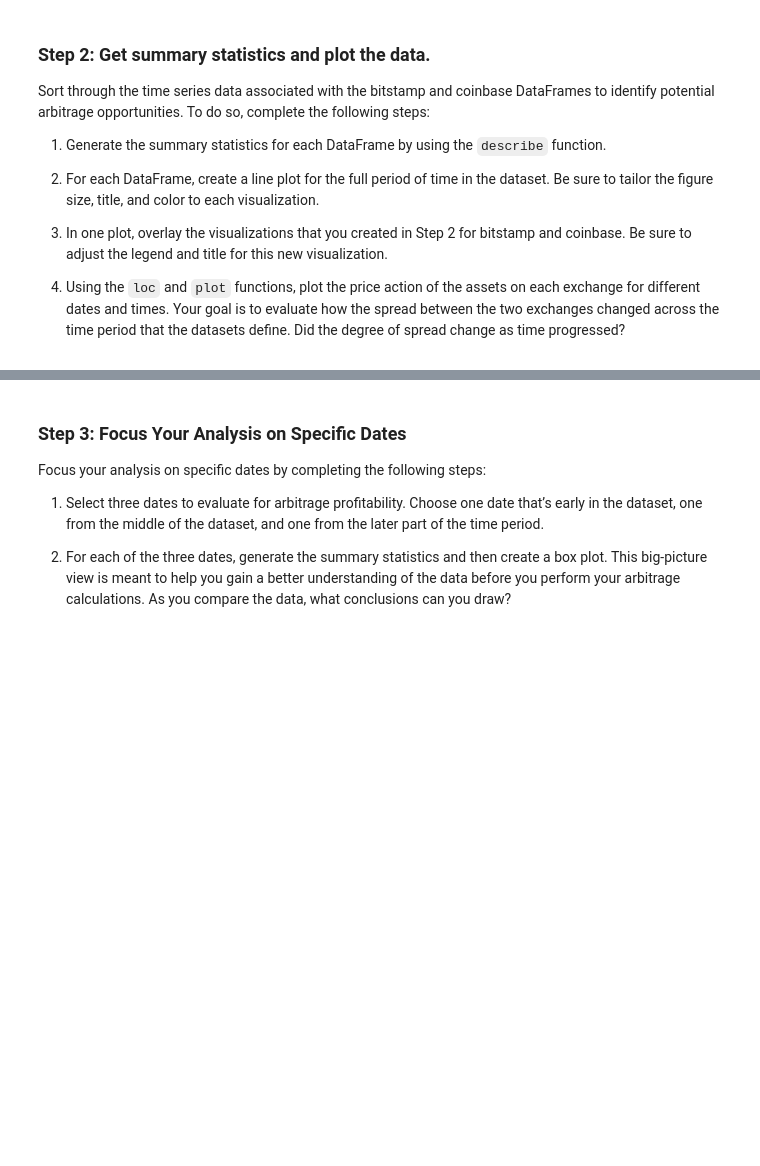
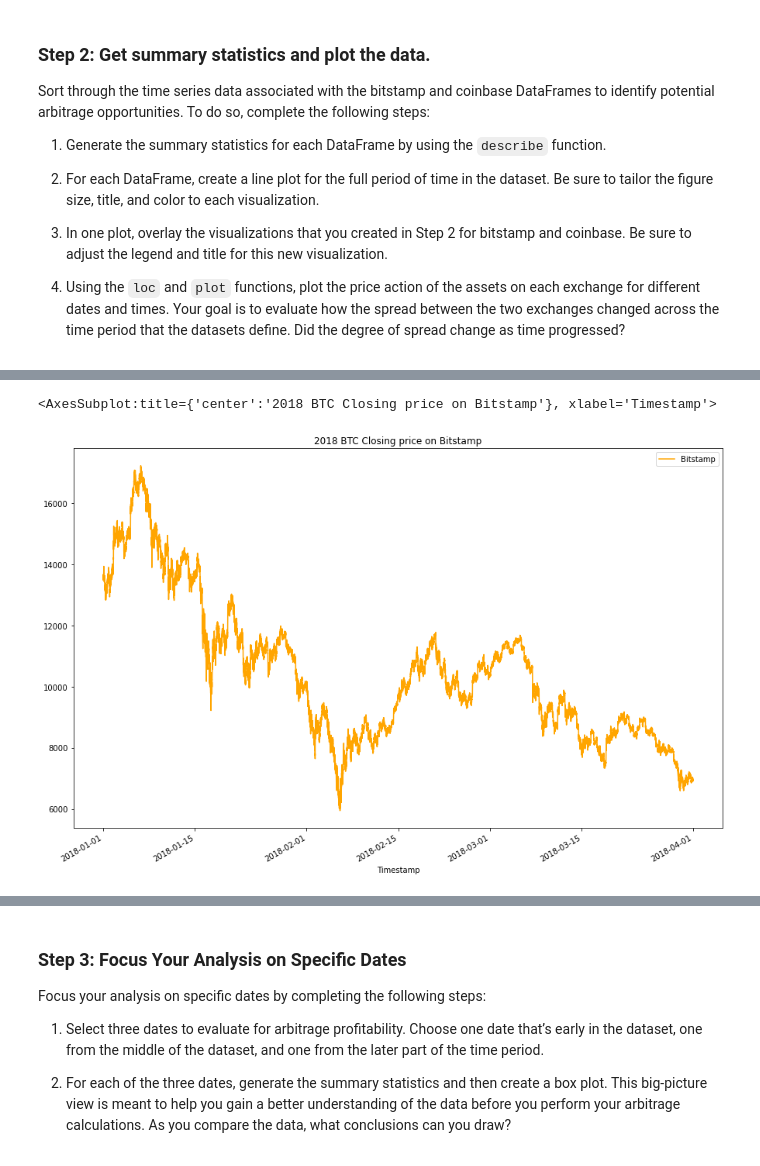
Before and after one commit to Aheesh/arbitrage, a Jupyter notebook: crypto_arbitrage.ipynb, the cells around one changed output, grey strips where cells are left out. Drawn from its saved outputs; the diff is of its cells as text; code cells hidden in the pictures; blank space fills up the shorter version.

Commit message:
Sync repo - Step 2 visualisation and spread analysis for entire period

```diff
--- a/crypto_arbitrage.ipynb
+++ b/crypto_arbitrage.ipynb
@@ -442 +472,10 @@ Sort through the time series data associated with the bitstamp and coinbase Data
+# %%
+# Create a line plot for the bitstamp DataFrame for the full length of time in the dataset
+# Be sure that the figure size, title, and color are tailored to each visualization
+# YOUR CODE HERE
+# bitstamp_sliced.plot(kind='line', legend=True, figsize=(15,10), title='2018 BTC on Bitstamp', color='orange', label='Bitstamp')
+bitstamp['Close'].loc[:].plot(kind='line', legend=True, figsize=(15,10), title='2018 BTC Closing price on Bitstamp', color='orange', label='Bitstamp')
+# %% [output]
+<AxesSubplot:title={'center':'2018 BTC Closing price on Bitstamp'}, xlabel='Timestamp'>
+[figure, added]
 # %%
```
Also changed, not shown: parts of 10 cells of this notebook.
